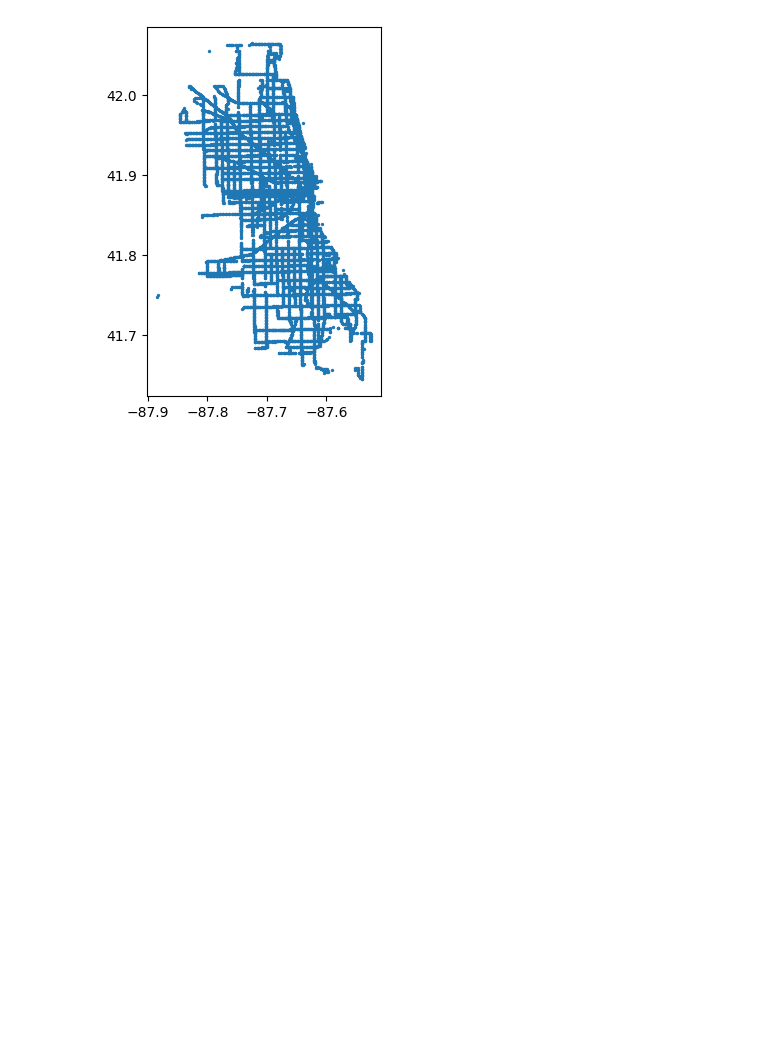
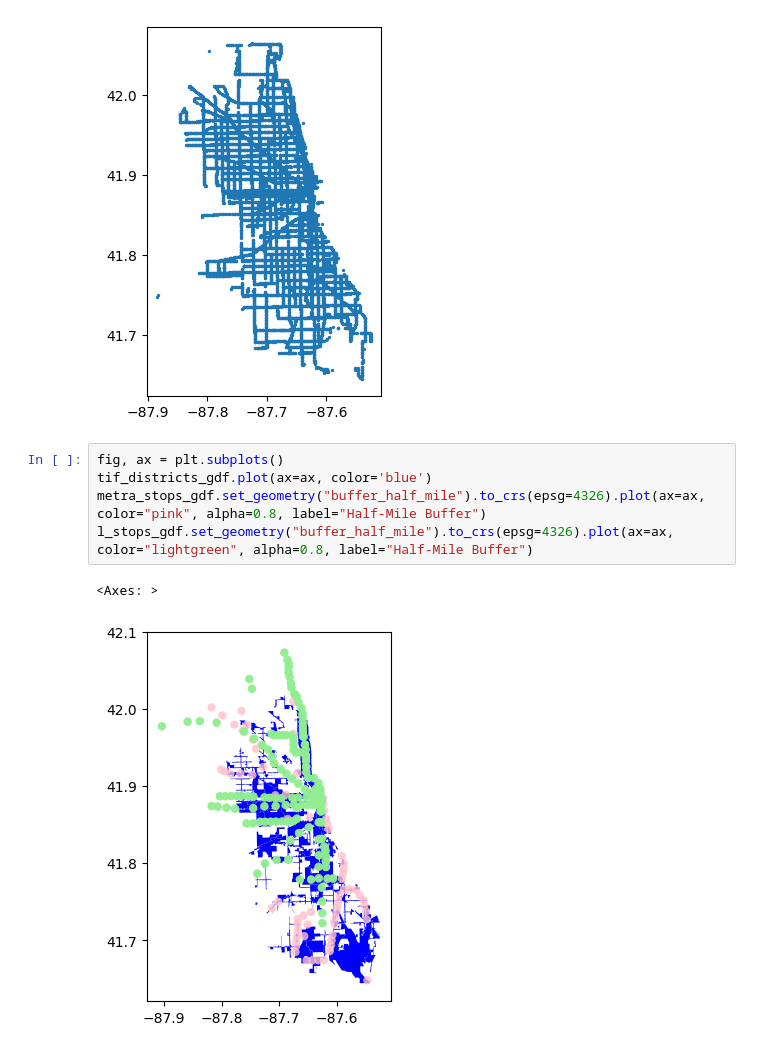
Before and after one commit to claireconzelmann/KIHC-affordable-housing-analysis, a Jupyter notebook: Code/data exploration.ipynb, the cells around one changed output. Drawn from its saved outputs; the diff is of its cells as text; blank space fills up the shorter version.

```diff
--- a/Code/data exploration.ipynb
+++ b/Code/data exploration.ipynb
@@ -72,3 +84,11 @@ bus_stops_gdf.plot(markersize=2)
 # %% [output]
 <Axes: >
 [figure]
+# %%
+fig, ax = plt.subplots()
+tif_districts_gdf.plot(ax=ax, color='blue')
+metra_stops_gdf.set_geometry("buffer_half_mile").to_crs(epsg=4326).plot(ax=ax, color="pink", alpha=0.8, label="Half-Mile Buffer")
+l_stops_gdf.set_geometry("buffer_half_mile").to_crs(epsg=4326).plot(ax=ax, color="lightgreen", alpha=0.8, label="Half-Mile Buffer")
+# %% [output]
+<Axes: >
+[figure, added]
```
Also changed, not shown: parts of 5 cells of this notebook, 6 other files.
